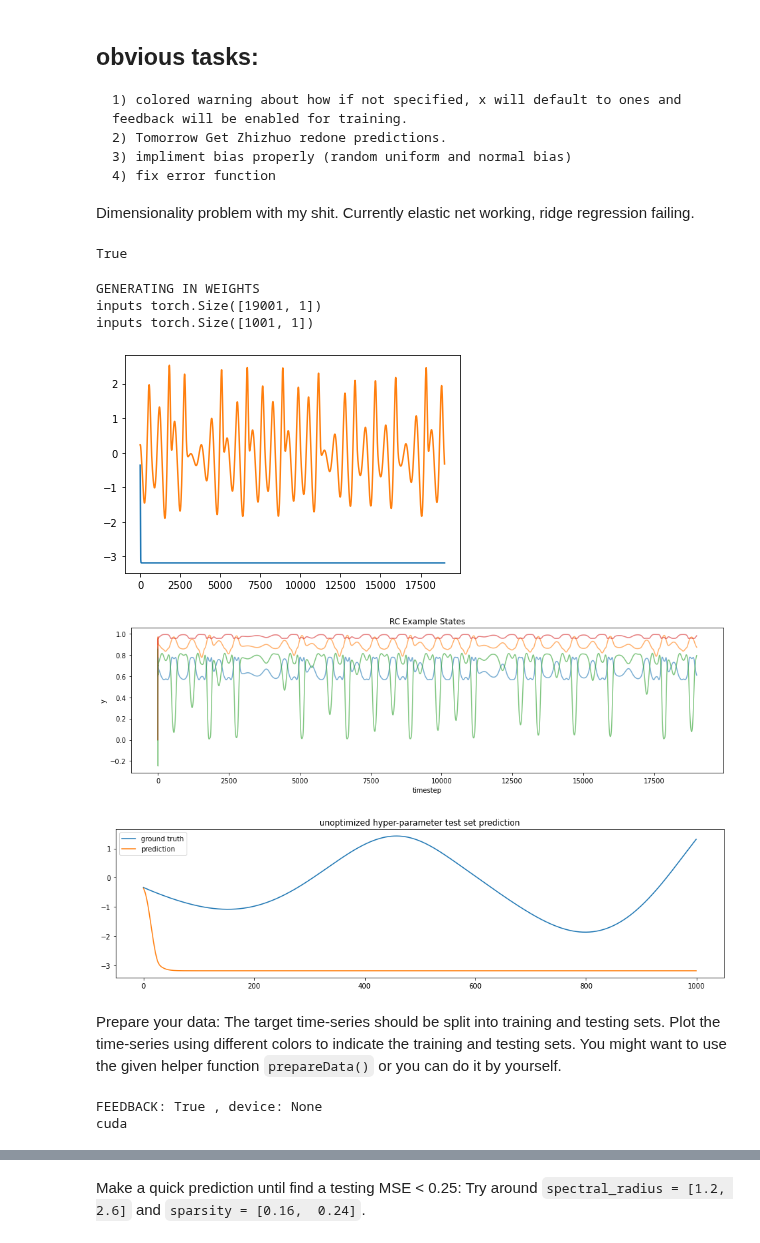
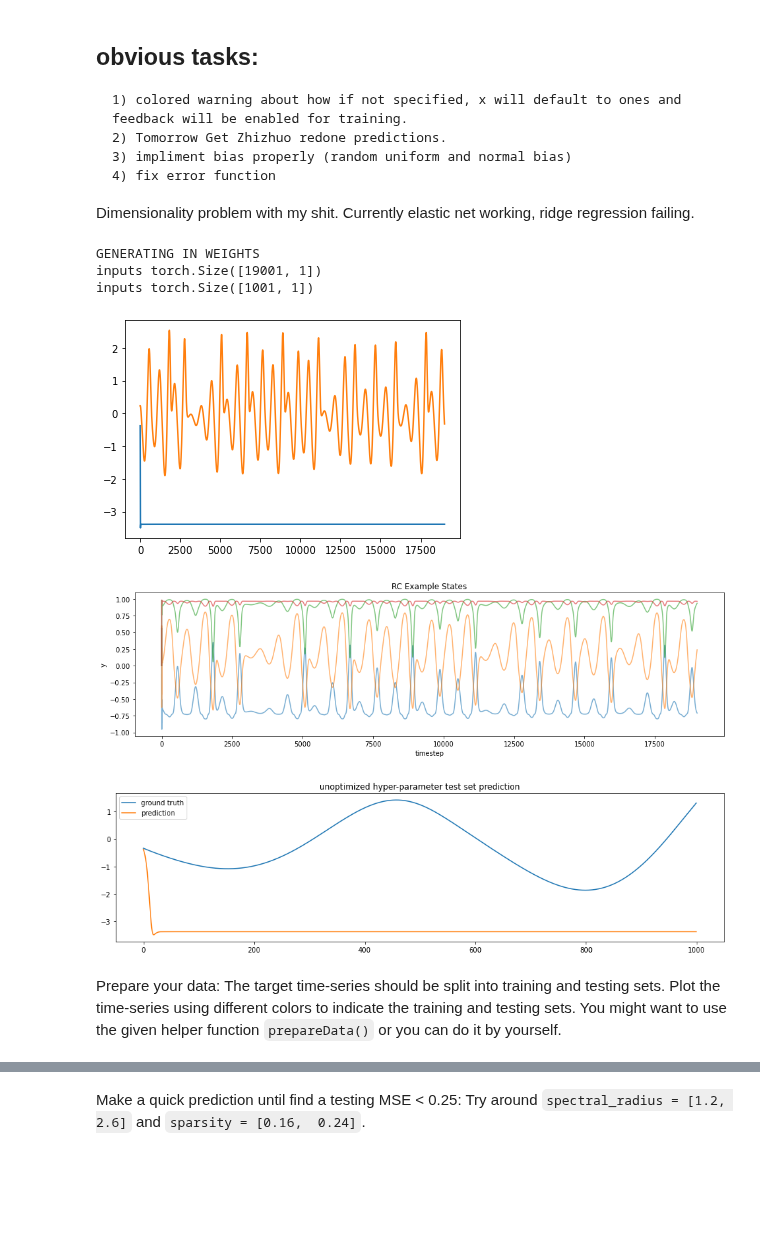
Before and after one commit to blindedjoy/RcTorch, a Jupyter notebook: hw6_209/cs109b_hw6_209.ipynb, the cells around one changed output, grey strips where cells are left out. Cells and saved outputs as stored; diff of their text form; code cells hidden in the pictures; blank space fills up the shorter version.

```diff
--- a/hw6_209/cs109b_hw6_209.ipynb
+++ b/hw6_209/cs109b_hw6_209.ipynb
@@ -242,35 +258,31 @@ Y95 = prepare_data(dataY, 0.95)
     4) fix error function
 
 Dimensionality problem with my shit. Currently elastic net working, ridge regression failing.
-# %%
-type(X95['train']) ==type(torch.tensor(0))
-# %% [output]
-True
 # %%
 ### Train the RC PyESNnoise=0.001,
 plot_single_RC = True
 if plot_single_RC:
-    RC = EchoStateNetwork(n_nodes=1000, connectivity=0.2,
+    RC = EchoStateNetwork(n_nodes=500, connectivity=0.2,
                           leaking_rate=1.0, spectral_radius=1.4, regularization=10**-1,
-                          feedback=True, epochs = 20, bias = 1, l2_prop = 1.0,
-                          random_state = 999, noise = 0.1, activation_f = nn.Tanh())
+                          feedback=True, epochs = 20, bias = 1,
+                          random_state = 999, activation_f = nn.Tanh())
 
     vals = RC.train(y = X95['train'], learning_rate = 5e-3)
 
     err_, pred = RC.test(y=X95['train'])
     pl.plot(pred)
     pl.plot(X95['train'])
     #plot_train_prediction(RC, training_set = X95['train'])
     plot_states(RC)
     err, pred95 = RC.test( y = X95['target'], steps_ahead = None, scoring_method = "nmse")
     plot_test_prediction(X95['target'], pred95)
 # %% [output]
 GENERATING IN WEIGHTS
 inputs torch.Size([19001, 1])
 inputs torch.Size([1001, 1])
-[figure, old version]
+[figure, new version]
-[figure, old version]
+[figure, new version]
-[figure, old version]
+[figure, new version]
 # %% [markdown]
 Prepare your data: The target time-series should be split into training and testing sets. Plot the time-series using different colors to indicate the training and testing sets. You might want to use the given helper function `prepareData()` or you can do it by yourself.
 # %%
@@ -279,25 +291,25 @@ Prepare your data: The target time-series should be split into training and test
 %matplotlib inline
 #### eps isn't what it used to be.
 
-bounds_dict = {"spectral_radius" : (1,2),
-               "connectivity" : (-4,0.5),
+bounds_dict = {"spectral_radius" : (1 ,2),
+               "connectivity" : (-4, 0.5),
                "regularization": (-5,3),
                "leaking_rate" : (0, 1),
                #"feedback_scaling" : (0,1),
                "l2_prop" : 1.0,
                "bias" : (-0.5, 0.5),
                #"noise" : (-5,-1),#"uniform",#
-               "PyESNnoise":0.0,
-               "n_nodes" : 1000,
+               "n_nodes" : 500,
                "feedback": 1}
 esn_cv = EchoStateNetworkCV(bounds = bounds_dict, subsequence_length = 7000, esn_feedback = True,
                             steps_ahead = None, scoring_method = "nmse", interactive = True, random_seed = 123,
                             initial_samples = 50, approximate_reservoir = False, length_min = 2**-9,
-                            batch_size = 4, backprop = False, esn_burn_in = 0, validate_fraction = 0.2,
+                            batch_size = 8, backprop = False, esn_burn_in = 0, validate_fraction = 0.2,
                             activation_function = nn.Tanh(), cv_samples = 2
-                            ) #activation_function = sinsq,
+                            )
+
+#activation_function = sinsq, steps ahead, scoring method, subsequence length, burn in
+# subsequence length can default to 70% of the training set, with val_frac defaulting to 0.3
+# 2 examples: mckay glass, hanen hales, we want to fix most model inputs
-# %% [output]
-FEEDBACK: True , device: None
-cuda
 # %%
 torch.cuda.empty_cache()
```
Also changed, not shown: parts of 6 cells of this notebook, 5 other files.
